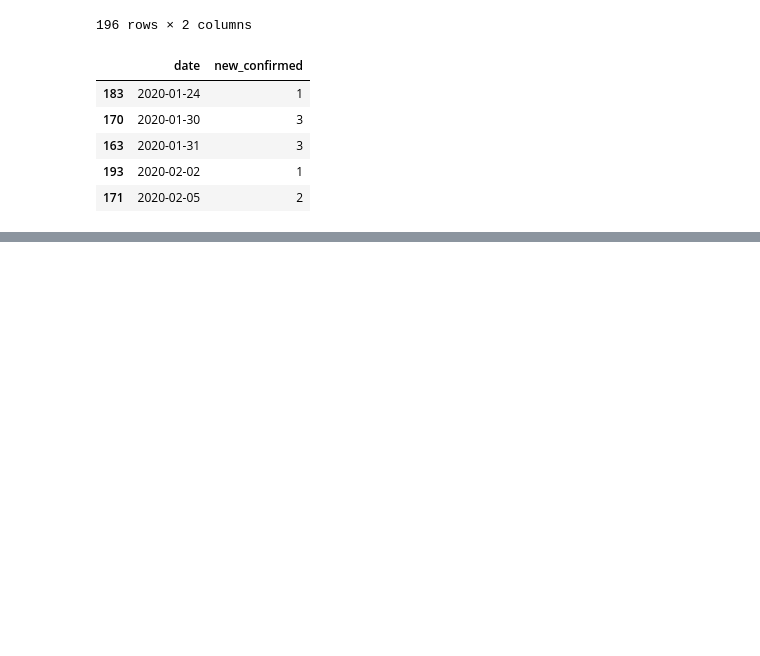
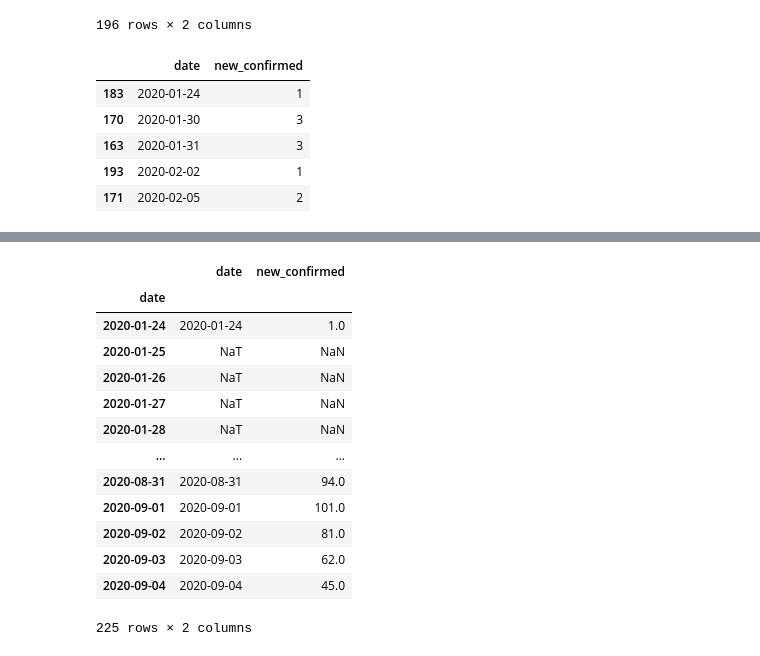
Before and after one commit to snoop2head/covid19_unknown_spread, a Jupyter notebook: predict.ipynb, the cells around one changed output, grey strips where cells are left out. Saved outputs shown, nothing was run; the diff lists cells and outputs as text; code cells hidden in the pictures; blank space fills up the shorter version.

```diff
--- a/predict.ipynb
+++ b/predict.ipynb
@@ -217,0 +238,18 @@ df_predict.head()
+# %%
+df_predict = df_predict.resample('D').max()
+df_predict
+# %% [output]
+|  | date | new_confirmed |
+| date |  |  |
+| 2020-01-24 | 2020-01-24 | 1.0 |
+| 2020-01-25 | NaT | NaN |
+| 2020-01-26 | NaT | NaN |
+| 2020-01-27 | NaT | NaN |
+| 2020-01-28 | NaT | NaN |
+| ... | ... | ... |
+| 2020-08-31 | 2020-08-31 | 94.0 |
+| 2020-09-01 | 2020-09-01 | 101.0 |
+| 2020-09-02 | 2020-09-02 | 81.0 |
+| 2020-09-03 | 2020-09-03 | 62.0 |
+| 2020-09-04 | 2020-09-04 | 45.0 |
+225 rows × 2 columns
```
Also changed, not shown: parts of 4 cells of this notebook, 1 other file.
